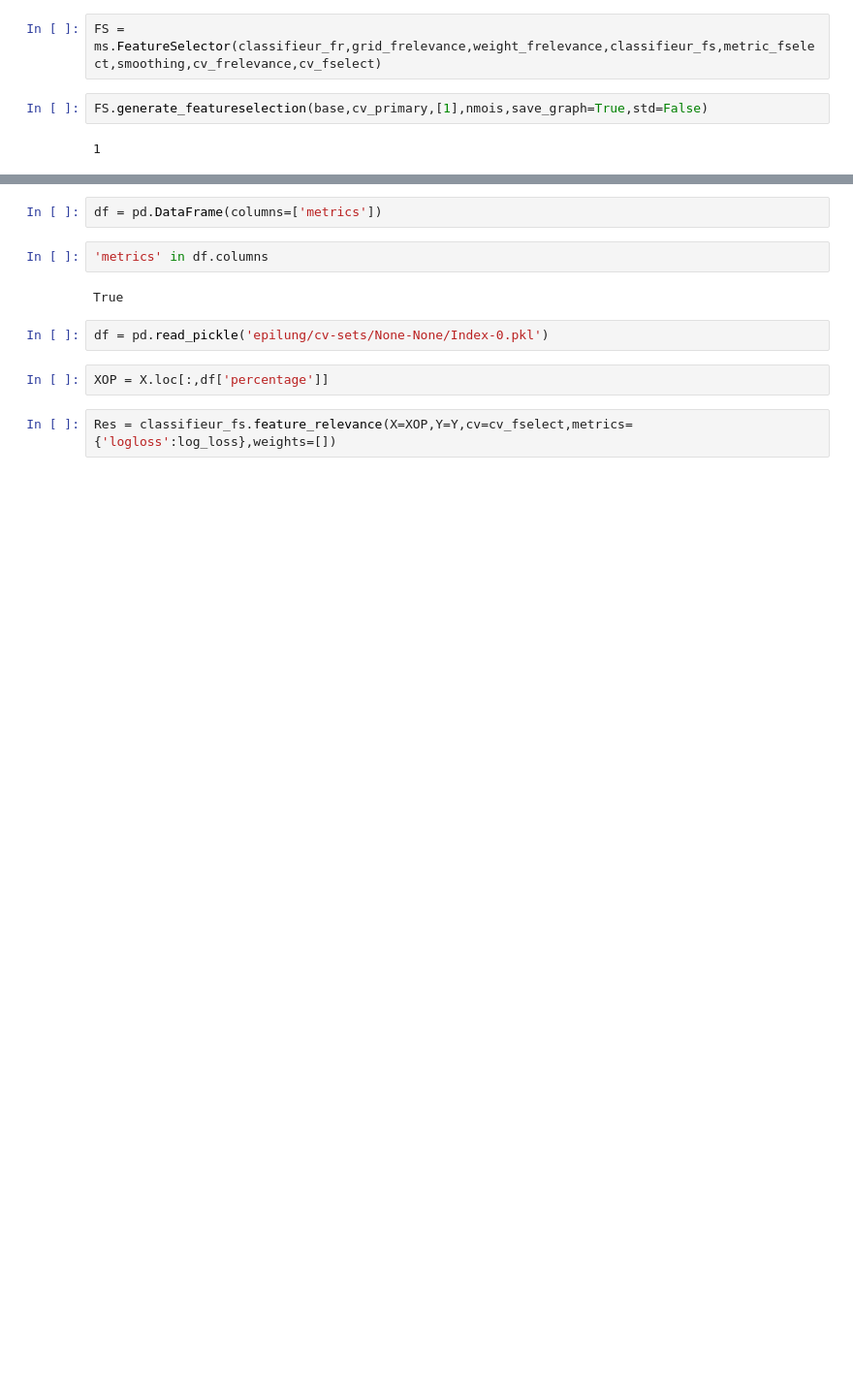
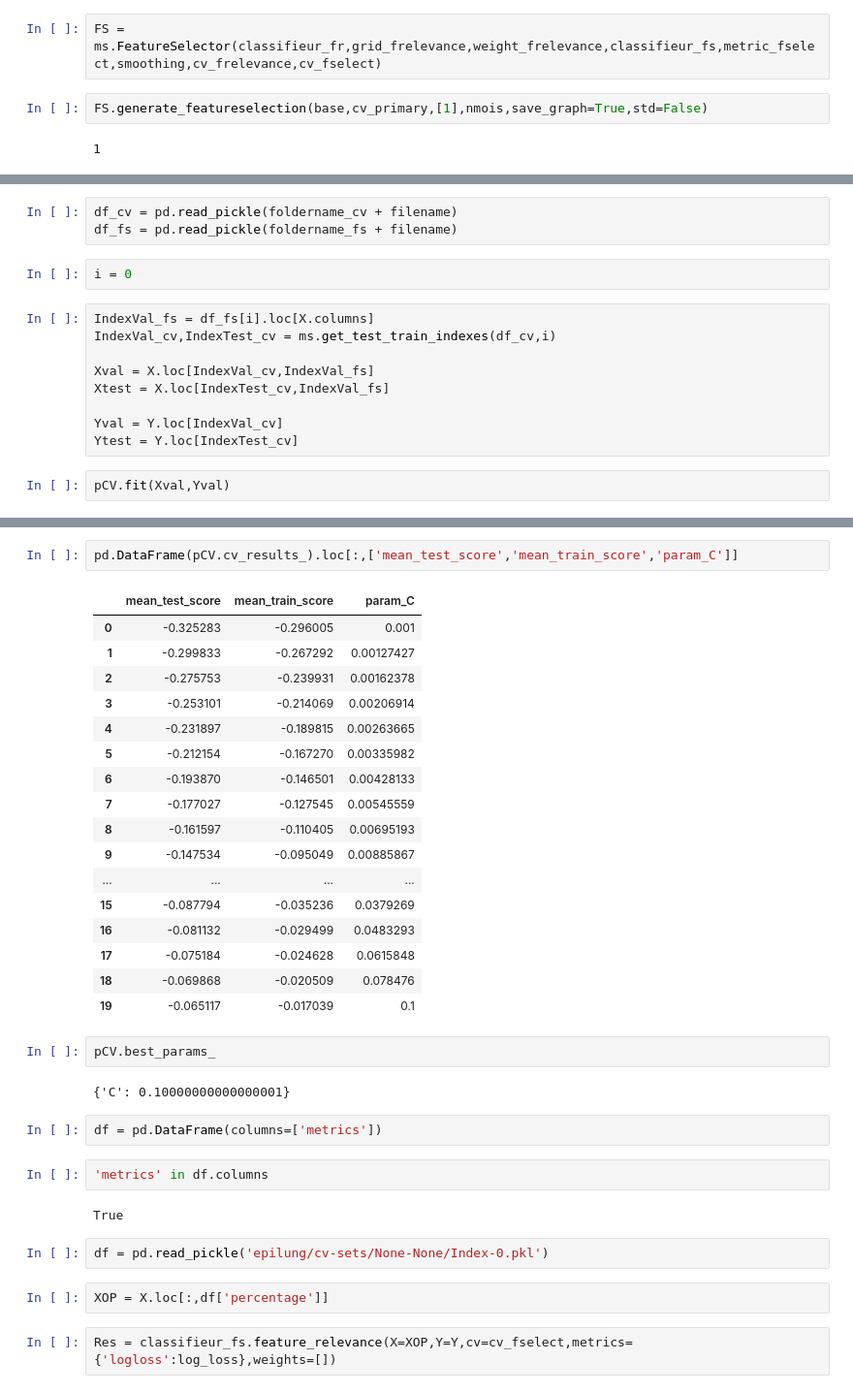
Before and after one commit to MerlinDumeur/PredVir, a Jupyter notebook: Data processing.ipynb, the cells around one changed output, grey strips where cells are left out. Shown at 97% size. Drawn from its saved outputs; the diff is of its cells as text; blank space fills up the shorter version.

```diff
--- a/Data processing.ipynb
+++ b/Data processing.ipynb
@@ -380,0 +465,16 @@ FS.generate_featureselection(base,cv_primary,[1],nmois,save_graph=True,std=False
+# %%
+df_cv = pd.read_pickle(foldername_cv + filename)
+df_fs = pd.read_pickle(foldername_fs + filename)
+# %%
+i = 0
+# %%
+IndexVal_fs = df_fs[i].loc[X.columns]
+IndexVal_cv,IndexTest_cv = ms.get_test_train_indexes(df_cv,i)
+
+Xval = X.loc[IndexVal_cv,IndexVal_fs]
+Xtest = X.loc[IndexTest_cv,IndexVal_fs]
+
+Yval = Y.loc[IndexVal_cv]
+Ytest = Y.loc[IndexTest_cv]
+# %%
+pCV.fit(Xval,Yval)
@@ -381,3 +517,27 @@ FS.generate_featureselection(base,cv_primary,[1],nmois,save_graph=True,std=False
+# %%
+pd.DataFrame(pCV.cv_results_).loc[:,['mean_test_score','mean_train_score','param_C']]
+# %% [output]
+|  | mean_test_score | mean_train_score | param_C |
+| 0 | -0.325283 | -0.296005 | 0.001 |
+| 1 | -0.299833 | -0.267292 | 0.00127427 |
+| 2 | -0.275753 | -0.239931 | 0.00162378 |
+| 3 | -0.253101 | -0.214069 | 0.00206914 |
+| 4 | -0.231897 | -0.189815 | 0.00263665 |
+| 5 | -0.212154 | -0.167270 | 0.00335982 |
+| 6 | -0.193870 | -0.146501 | 0.00428133 |
+| 7 | -0.177027 | -0.127545 | 0.00545559 |
+| 8 | -0.161597 | -0.110405 | 0.00695193 |
+| 9 | -0.147534 | -0.095049 | 0.00885867 |
+| ... | ... | ... | ... |
+| 15 | -0.087794 | -0.035236 | 0.0379269 |
+| 16 | -0.081132 | -0.029499 | 0.0483293 |
+| 17 | -0.075184 | -0.024628 | 0.0615848 |
+| 18 | -0.069868 | -0.020509 | 0.078476 |
+| 19 | -0.065117 | -0.017039 | 0.1 |
+# %%
+pCV.best_params_
+# %% [output]
+{'C': 0.10000000000000001}
 # %%
 df = pd.DataFrame(columns=['metrics'])
 # %%
```
Also changed, not shown: parts of 41 cells of this notebook, 2 other files.
